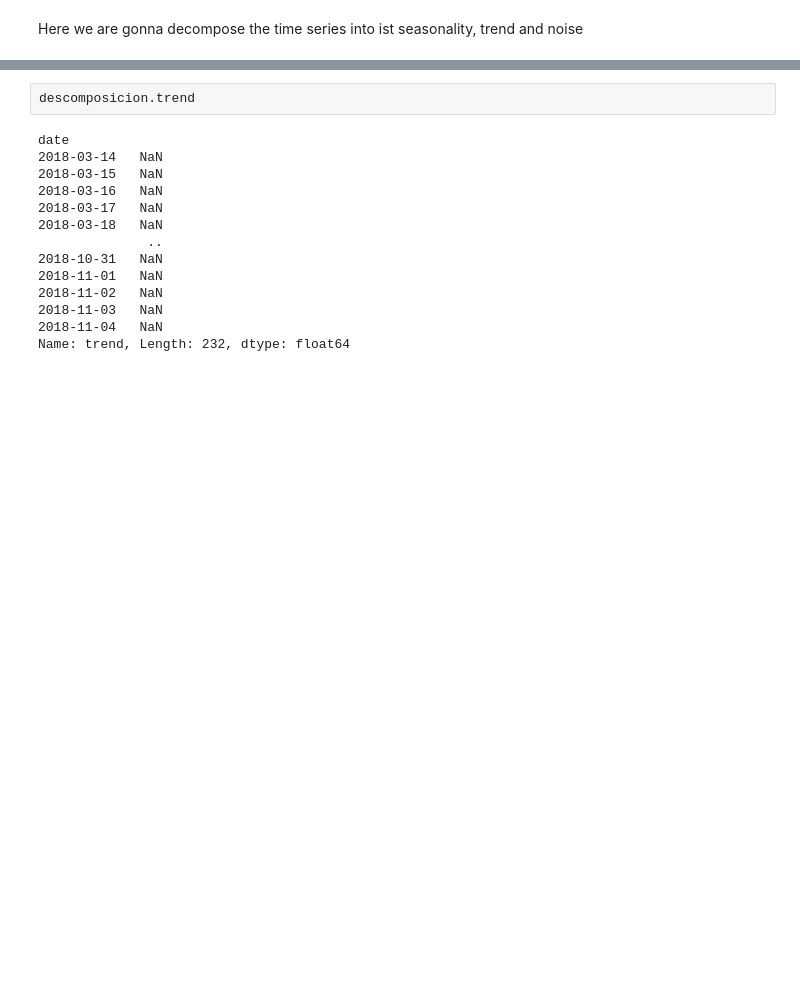
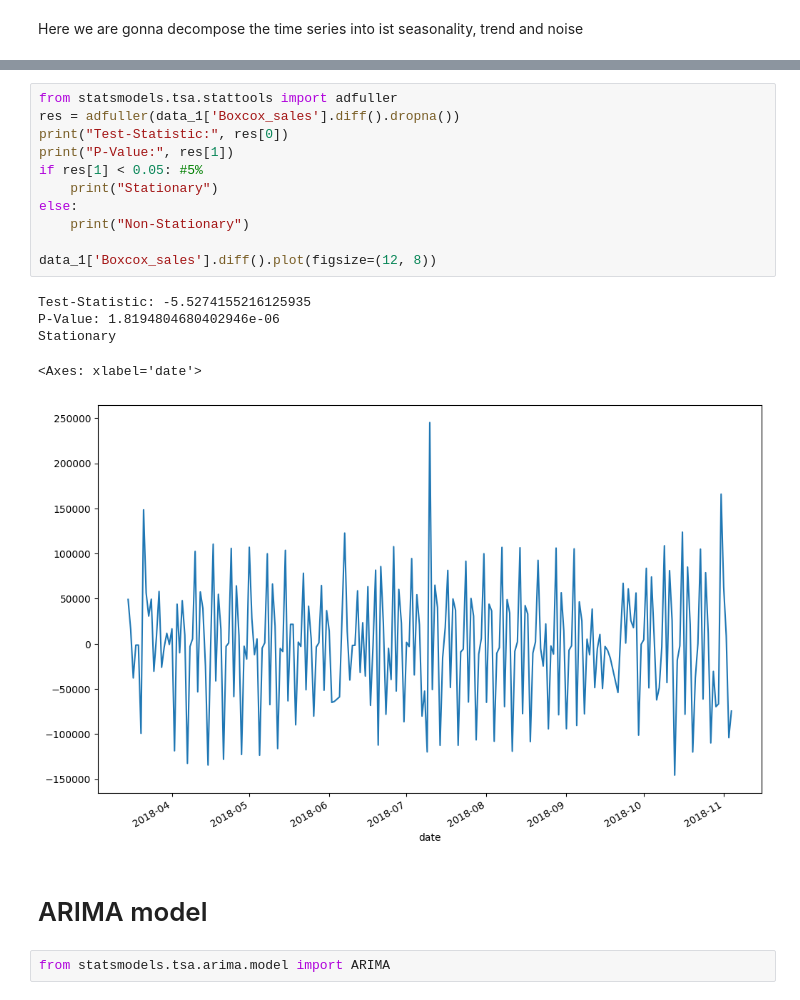
Before and after one commit to xavierzg/Cinema-Tickets-by-time-series., a Jupyter notebook: Series.ipynb, the cells around one changed output, grey strips where cells are left out. Drawn from its saved outputs; the diff is of its cells as text; blank space fills up the shorter version.

Commit message:
arima

```diff
--- a/Series.ipynb
+++ b/Series.ipynb
@@ -362,16 +349,21 @@ Name: trend, Length: 232, dtype: float64
-# %%
-descomposicion.trend
-# %% [output]
-date
-2018-03-14   NaN
-2018-03-15   NaN
-2018-03-16   NaN
-2018-03-17   NaN
-2018-03-18   NaN
-              ..
-2018-10-31   NaN
-2018-11-01   NaN
-2018-11-02   NaN
-2018-11-03   NaN
-2018-11-04   NaN
-Name: trend, Length: 232, dtype: float64
+# %%
+from statsmodels.tsa.stattools import adfuller
+res = adfuller(data_1['Boxcox_sales'].diff().dropna())
+print("Test-Statistic:", res[0])
+print("P-Value:", res[1])
+if res[1] < 0.05: #5%
+    print("Stationary")
+else:
+    print("Non-Stationary")
+
+data_1['Boxcox_sales'].diff().plot(figsize=(12, 8))
+# %% [output]
+Test-Statistic: -5.5274155216125935
+P-Value: 1.8194804680402946e-06
+Stationary
+<Axes: xlabel='date'>
+[figure, added]
+# %% [markdown]
+# ARIMA model
+# %%
+from statsmodels.tsa.arima.model import ARIMA
```
Also changed, not shown: parts of 12 cells of this notebook, 1 other file.
